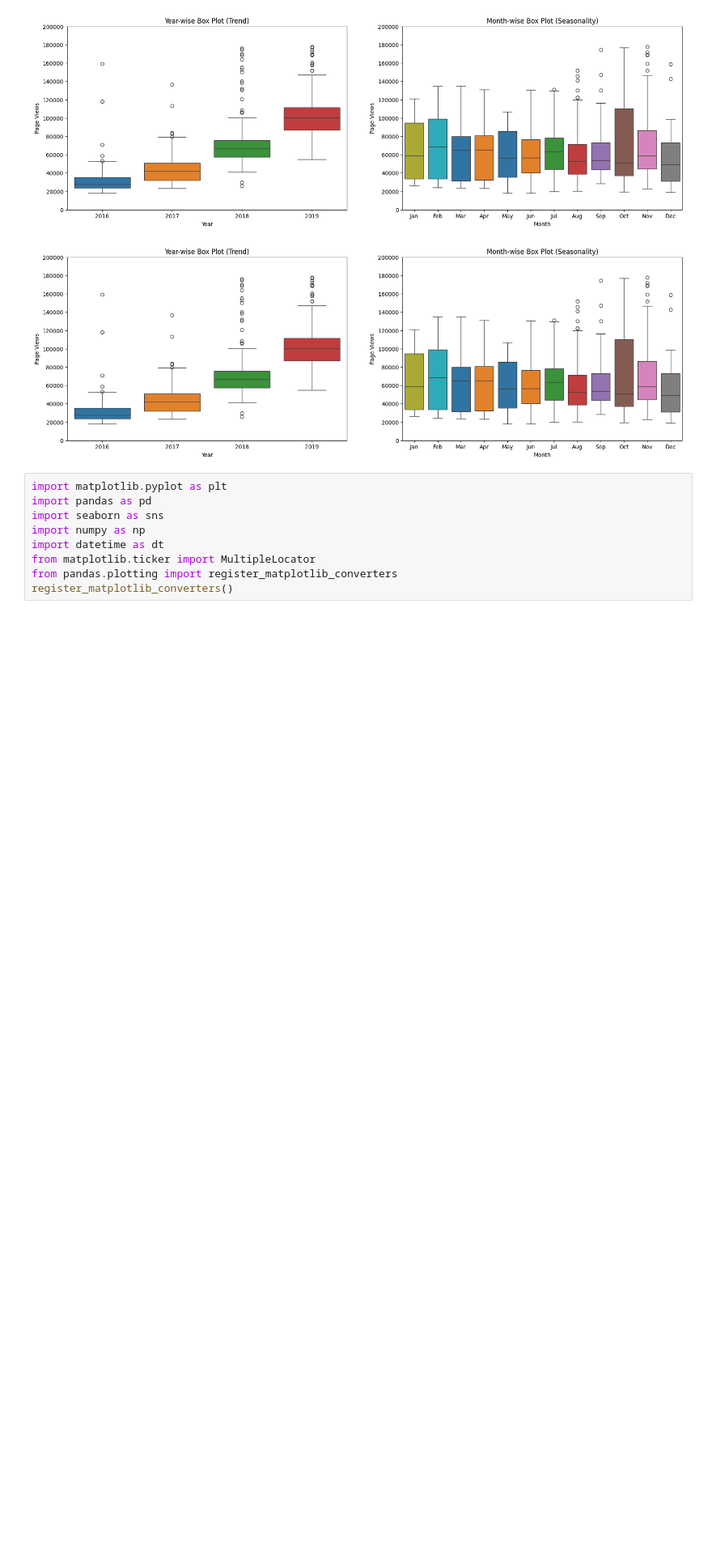
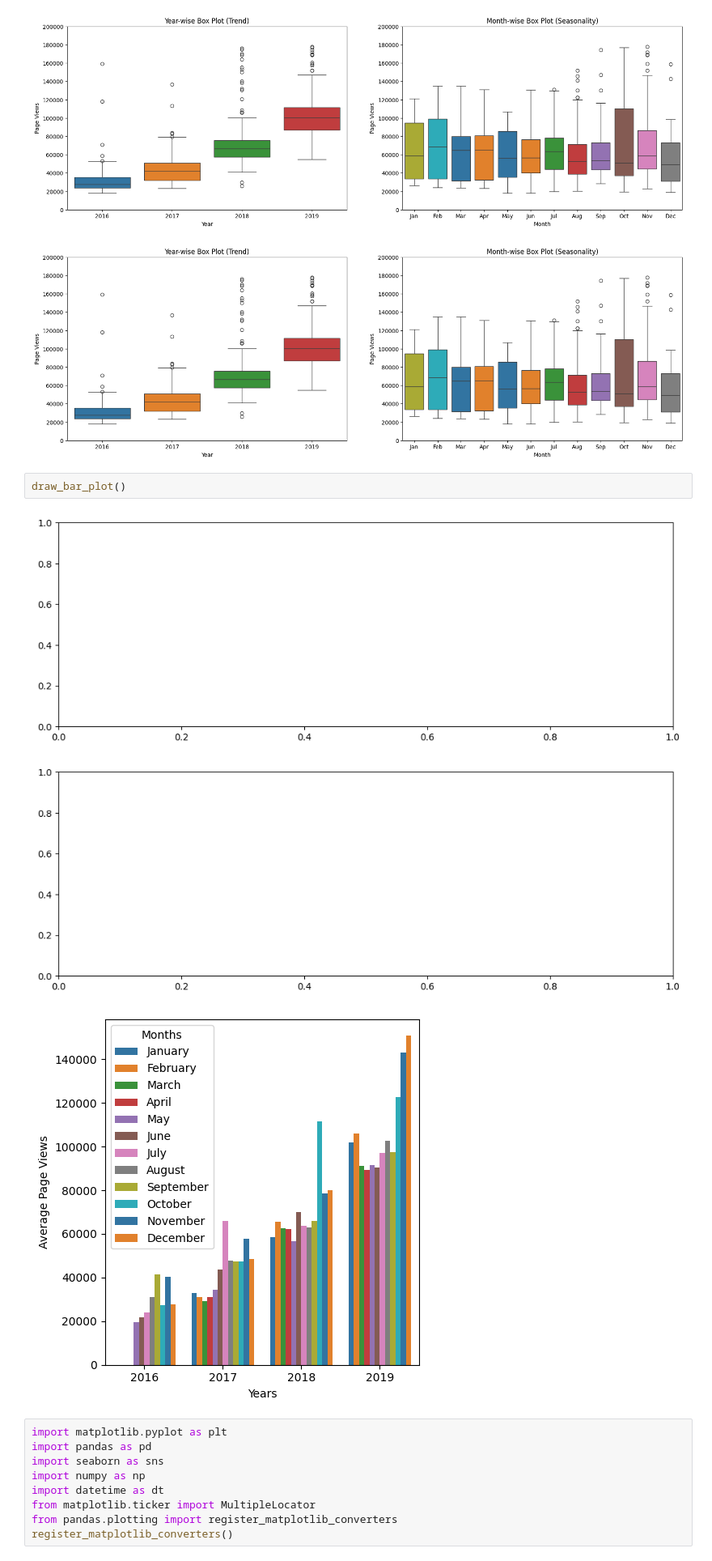
Before and after one commit to roldugina/freecodecamp_data_analysis_projects, a Jupyter notebook: page_view_time_series_visualizer/time_series.ipynb, the cells around one changed output. Shown: that part at 81% size. Drawn from its saved outputs; the diff is of its cells as text; blank space fills up the shorter version.

```diff
--- a/page_view_time_series_visualizer/time_series.ipynb
+++ b/page_view_time_series_visualizer/time_series.ipynb
@@ -82,6 +87,12 @@ draw_box_plot()
 # %% [output]
 [figure]
 [figure]
+# %%
+draw_bar_plot()
+# %% [output]
+[figure, added]
+[figure, added]
+[figure, added]
 # %%
 import matplotlib.pyplot as plt
 import pandas as pd
```
Also changed, not shown: parts of 11 cells of this notebook.
